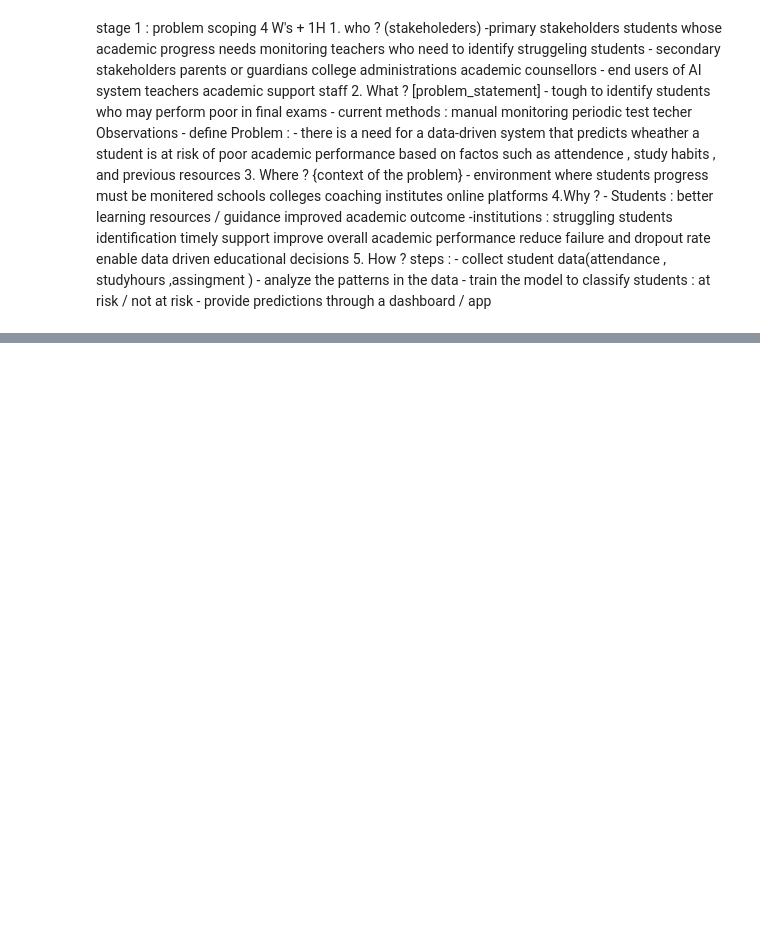
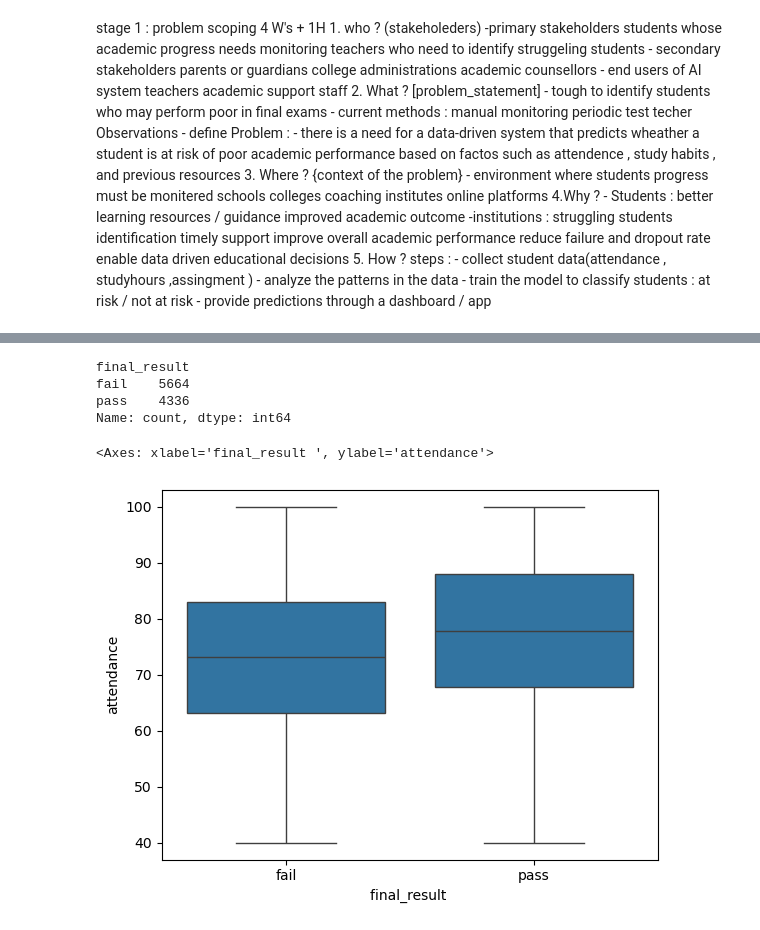
Before and after one commit to Anubhavpq/GFG_Data_Analysis, a Jupyter notebook: AIML_Workshop/3.ipynb, the cells around one changed output, grey strips where cells are left out. Drawn from its saved outputs; the diff is of its cells as text; code cells hidden in the pictures; blank space fills up the shorter version.

```diff
--- a/AIML_Workshop/3.ipynb
+++ b/AIML_Workshop/3.ipynb
@@ -48,0 +53,15 @@ import numpt as np
+# %%
+np.random.seed(42)
+n = 10000
+data = pd.DataFrame({
+    "student_id" : range(1 ,1+n),
+    "study_hours" : np.random.normal(4 ,1.5 , n).clip(0 , 10),
+    "attendance" :  np.random.normal(75 ,15 , n).clip(40 , 100),
+    "previous_score" : np.random.normal(65 ,15 , n).clip(30 , 100),
+    "assingment_created" : np.random.normal(0 ,10, n),
+    "sleep_hours" : np.random.normal(7 ,1.2 , n).clip(4 , 10),
+    "internet_access" : np.random.choice([0 ,1] , n ,p = [0.3 , 0.7]),
+    "extra_curicular_activities" : np.random.choice([0,1] , n , p = [0.6 , 0.4]),
+"Parental_control" : np.random.choice([0,1] , n , p = [0.4 , 0.6]),
+})
+data
@@ -48,0 +82,14 @@ import numpt as np
+# %%
+score = (
+    data["study_hours"] * 5 +
+           data["attendance"] * 0.3 +
+           data["previous_score"] * 0.4 +
+           data["assingment_created"] * 2 +
+           data["Parental_control"] * 5
+)
+
+data["final_result "] = np.where(score > 75 , "pass", "fail")
+
+data.to_csv("student_performance.csv" , index= False)
+
+data.head()
@@ -48,0 +155,13 @@ import numpt as np
+# %%
+data["final_result "].value_counts()
+# %% [output]
+final_result
+fail    5664
+pass    4336
+Name: count, dtype: int64
+# %%
+#boxplot to visualize the relationship between attendance and final result
+sns.boxplot(x="final_result ", y="attendance", data=data)
+# %% [output]
+<Axes: xlabel='final_result ', ylabel='attendance'>
+[figure, added]
```
Also changed, not shown: parts of 8 cells of this notebook.
